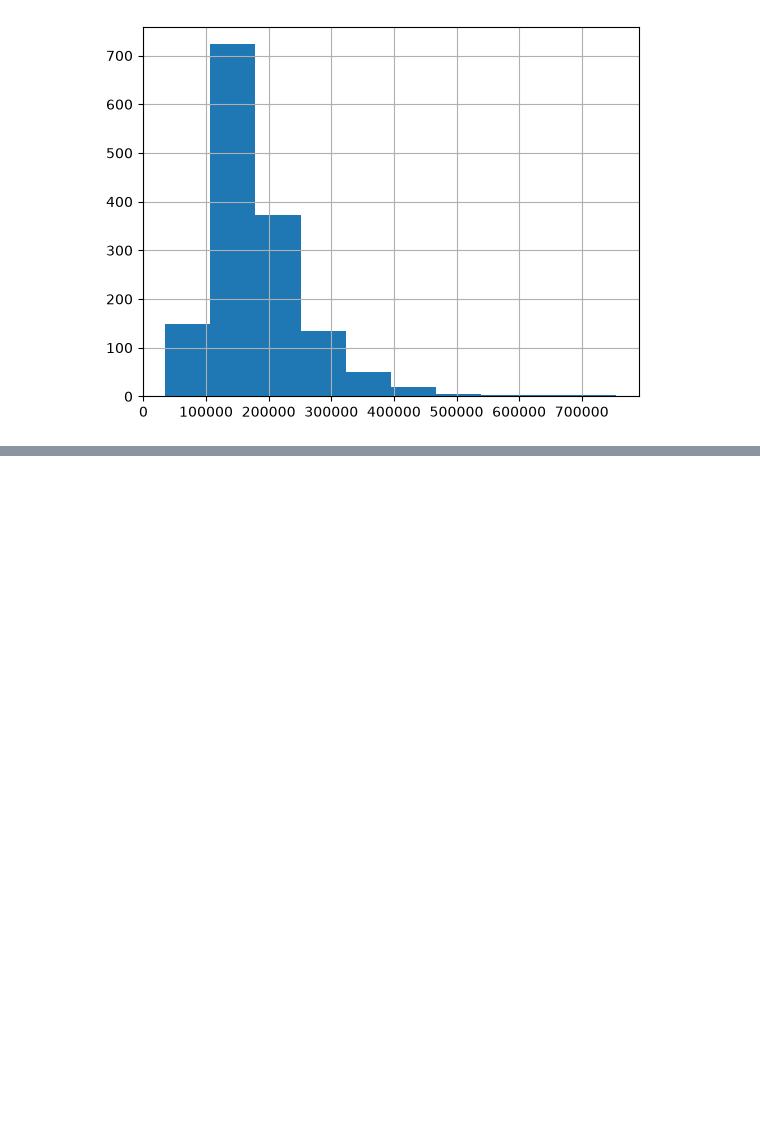
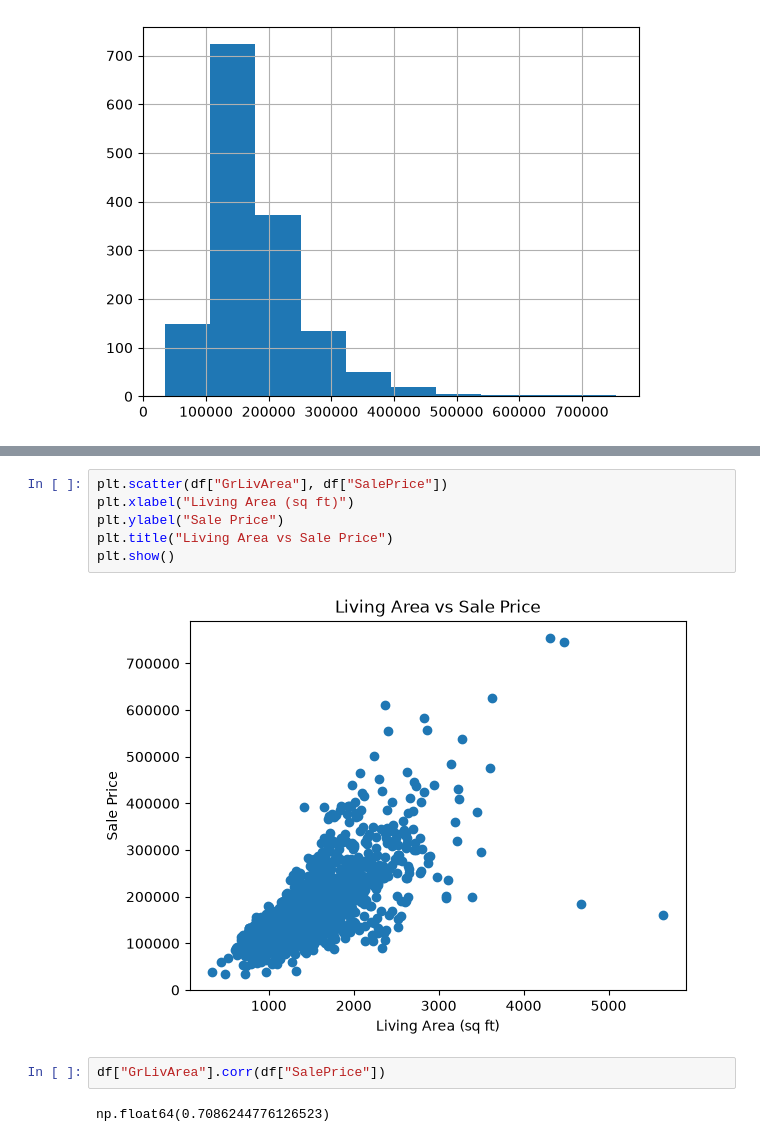
Before and after one commit to nicolastobon09/machine-learning-projects, a Jupyter notebook: house-price-predictor/notebooks/01_exploration.ipynb, the cells around one changed output, grey strips where cells are left out. Drawn from its saved outputs; the diff is of its cells as text; blank space fills up the shorter version.

```diff
--- a/house-price-predictor/notebooks/01_exploration.ipynb
+++ b/house-price-predictor/notebooks/01_exploration.ipynb
@@ -151,0 +162,12 @@ plt.show()
+# %%
+plt.scatter(df["GrLivArea"], df["SalePrice"])
+plt.xlabel("Living Area (sq ft)")
+plt.ylabel("Sale Price")
+plt.title("Living Area vs Sale Price")
+plt.show()
+# %% [output]
+[figure, added]
+# %%
+df["GrLivArea"].corr(df["SalePrice"])
+# %% [output]
+np.float64(0.7086244776126523)
```
Also changed, not shown: parts of 5 cells of this notebook.
